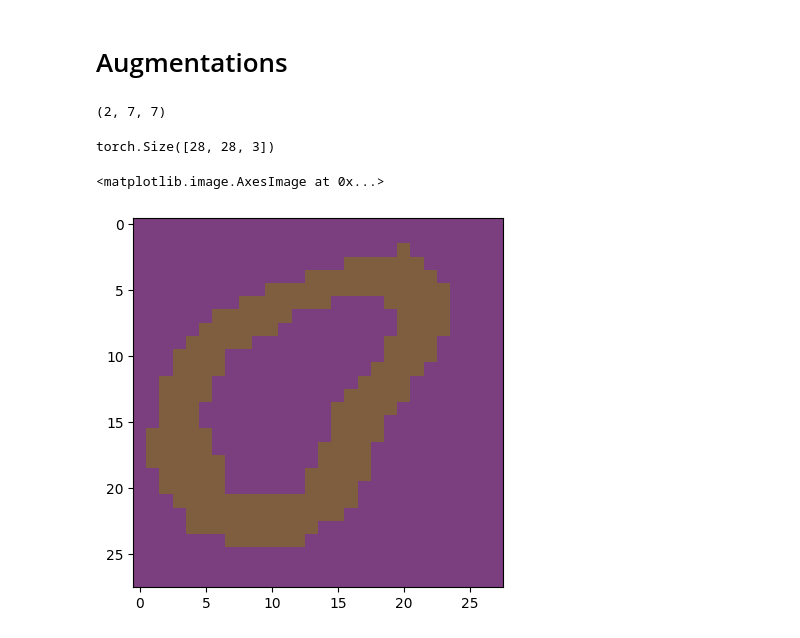
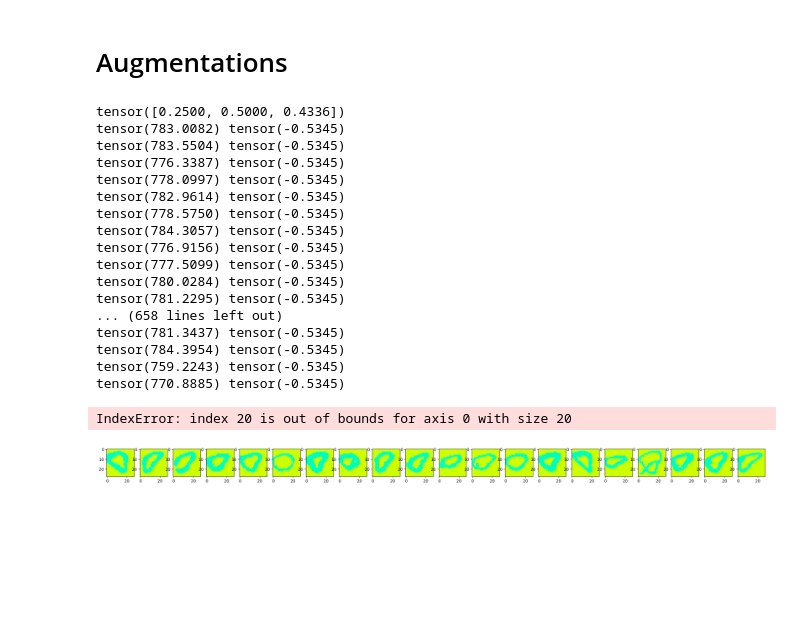
Before and after one commit to martinio1448/SCAFFOLD-PyTorch, a Jupyter notebook: src/read.ipynb, the cells around one changed output. Cells and saved outputs as stored; diff of their text form; code cells hidden in the pictures; blank space fills up the shorter version.

```diff
--- a/src/read.ipynb
+++ b/src/read.ipynb
@@ -168,26 +153,3 @@ class AugSet(Dataset):
 
     def __len__(self):
         return len(self.subset)
-# %%
-data_transforms = transforms.Compose([
-    CyclicDeform(epoch= 19, cycle= 100, control_points= (7,7), stretch_intensity=5),
-    CycleColor(epoch = 19, cycle= 100, tolerance=0.3),
-    transforms.ToTensor()
-])
-
-aug_set = AugSet(t[0]["train"], data_transforms)
-aug_loader =  DataLoader(aug_set, 32)
-p = None
-for x,y in aug_loader:
-    p = x
-# %% [output]
-(2, 7, 7)
-# %%
-p[0].permute(1, 2, 0).shape
-# %% [output]
-torch.Size([28, 28, 3])
-# %%
-plt.imshow(p[0].permute(1, 2, 0).numpy())
-# %% [output]
-<matplotlib.image.AxesImage at 0x...>
-[figure, removed]
@@ -193,0 +158,44 @@ plt.imshow(p[0].permute(1, 2, 0).numpy())
+# %%
+data_transforms = transforms.Compose([
+    CyclicTorchDeform(epoch= 19, cycle= 100, img_size=(28,28), stretch_intensity=0.35),
+    # transforms.Normalize(mean= 0, std=1),
+    CycleColor(epoch = 25, cycle= 100, tolerance=0.3),
+    # transforms.Normalize(mean= 0, std=1),
+    # transforms.ToTensor()
+])
+
+aug_set = AugSet(t[0]["train"], data_transforms)
+aug_loader =  DataLoader(aug_set, 32, shuffle=True)
+i = iter(aug_loader)
+x,y = aug_set[0]
+
+fig, axs = plt.subplots(1,20, figsize=(30,10))
+
+for batch_num, (xs, ys) in enumerate(aug_loader):
+    x=xs[5]
+    pic = x.permute(1, 2, 0).numpy()
+    normalized = (pic - np.min(pic))/np.ptp(pic)
+
+    axs[batch_num].imshow(normalized, cmap="gray")
+
+# plt.imshow(x.transpose(1,2,0))
+# %% [output]
+tensor([0.2500, 0.5000, 0.4336])
+tensor(783.0082) tensor(-0.5345)
+tensor(783.5504) tensor(-0.5345)
+tensor(776.3387) tensor(-0.5345)
+tensor(778.0997) tensor(-0.5345)
+tensor(782.9614) tensor(-0.5345)
+tensor(778.5750) tensor(-0.5345)
+tensor(784.3057) tensor(-0.5345)
+tensor(776.9156) tensor(-0.5345)
+tensor(777.5099) tensor(-0.5345)
+tensor(780.0284) tensor(-0.5345)
+tensor(781.2295) tensor(-0.5345)
+... (658 lines left out)
+tensor(781.3437) tensor(-0.5345)
+tensor(784.3954) tensor(-0.5345)
+tensor(759.2243) tensor(-0.5345)
+tensor(770.8885) tensor(-0.5345)
+IndexError: index 20 is out of bounds for axis 0 with size 20
+[figure, added]
```
Also changed, not shown: parts of 11 cells of this notebook.
